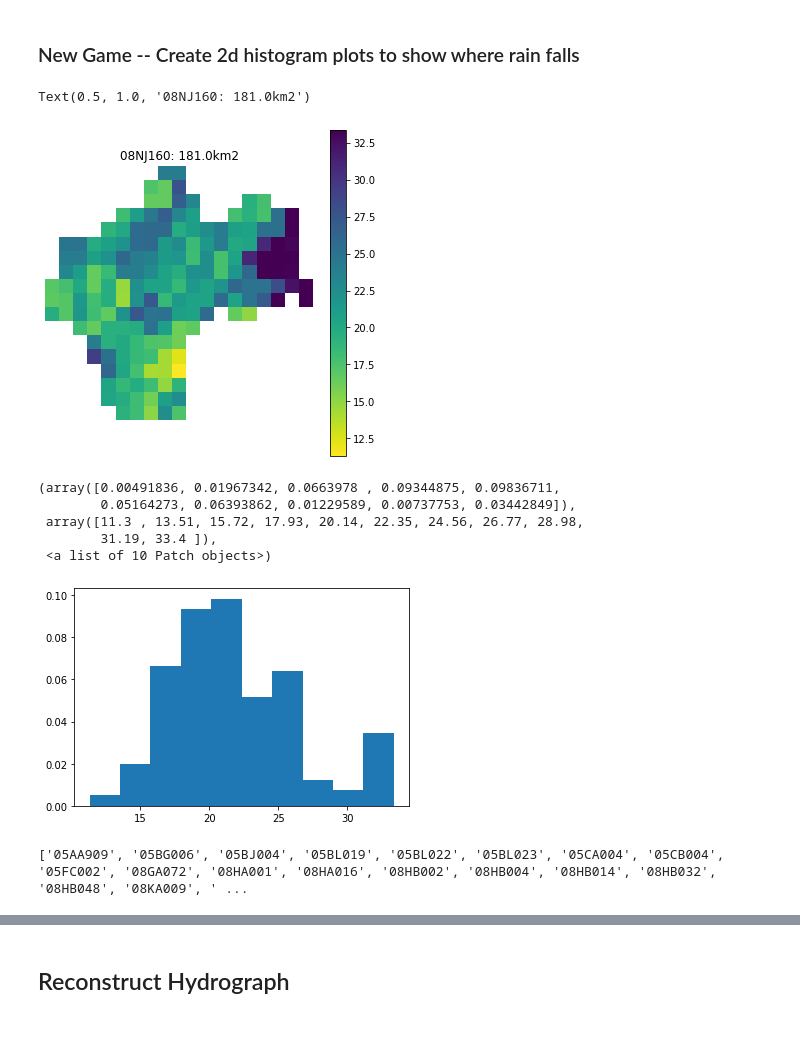
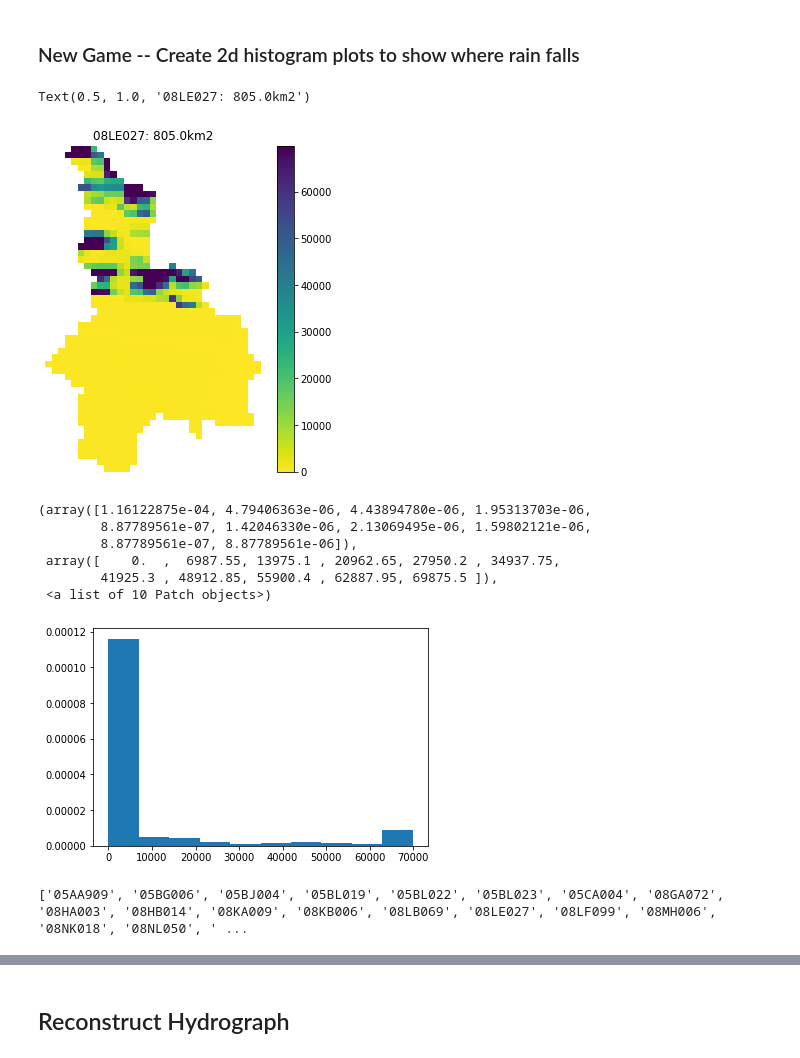
Before and after one commit to dankovacek/precip_radar, a Jupyter notebook: Process_Images.ipynb, the cells around one changed output, grey strips where cells are left out. Cells and saved outputs as stored; diff of their text form; code cells hidden in the pictures; blank space fills up the shorter version.

```diff
--- a/Process_Images.ipynb
+++ b/Process_Images.ipynb
@@ -364,49 +364,51 @@ def reset_bg_colors(base_img_array, new_img):
 # %%
 masked_stns_filtered = [e for e in masked_stns if len(event_dict[e].keys()) > 0]
 # %%
-test_stn = masked_stns_filtered[91]
+test_stn = '08LE027'#masked_stns_filtered[91]
 count_array = construct_precip_histogram(test_stn)
 
 fig, ax = plt.subplots(figsize=(6, 6))
 
 base_image = get_sample_img(test_stn)
 stn_dat = stations_df[stations_df['Station Number'] == test_stn]
 stn_da = stn_dat['Gross Drainage Area (km2)']
 
 base_img_array = np.array(base_image, dtype=np.int_)
 
 remapped_colors_array = reset_bg_colors(base_img_array, count_array)
 
 # ax.imshow(remapped_colors_array, cmap='viridis_r', interpolation='nearest', alpha=1)
 cs = ax.imshow(remapped_colors_array, cmap='viridis_r', interpolation='nearest', alpha=1)
 cbar = fig.colorbar(cs)
 ax.axis('off')
 ax.set_title(test_stn + ': {:.1f}km2'.format(stn_da.values[0]))
 # %% [output]
-Text(0.5, 1.0, '08NJ160: 181.0km2')
+Text(0.5, 1.0, '08LE027: 805.0km2')
-[figure, old version]
+[figure, new version]
 # %%
 plt.hist(count_array.flatten(), density=True)
 # %% [output]
-(array([0.00491836, 0.01967342, 0.0663978 , 0.09344875, 0.09836711,
-        0.05164273, 0.06393862, 0.01229589, 0.00737753, 0.03442849]),
- array([11.3 , 13.51, 15.72, 17.93, 20.14, 22.35, 24.56, 26.77, 28.98,
-        31.19, 33.4 ]),
+(array([1.16122875e-04, 4.79406363e-06, 4.43894780e-06, 1.95313703e-06,
+        8.87789561e-07, 1.42046330e-06, 2.13069495e-06, 1.59802121e-06,
+        8.87789561e-07, 8.87789561e-06]),
+ array([    0.  ,  6987.55, 13975.1 , 20962.65, 27950.2 , 34937.75,
+        41925.3 , 48912.85, 55900.4 , 62887.95, 69875.5 ]),
  <a list of 10 Patch objects>)
-[figure, old version]
+[figure, new version]
 # %%
 bad_stns = [
 #     '08NE006', '08LE024', '05AB005', '05BL027', '08MF068', '08MF065',
-    '05BL022', '08LE027', '05AA909',
-    '05CB004', '08HA001', '05FC002', '08NL069', '08MH103', '08NL070', '08HB002',
-    '08MH016', '08MG026', '08LG068', '08MH056', '08ME027', '08MF062', '08HB048',
-    '08HB032', '08LE077', '08HA016', '08LF100', '08NN028', '08GA072', '05BJ004',
-    '08LB069', '08KA009', '08HB004', '05BL023', '08HB014', '05BG006', '08NM171',
+    '05BL022', '08LE027', '05AA909', '05BJ004', '08LB069', '08GA072', '08NN028',
+#     '05CB004', '08HA001', '05FC002', '08NL069', '08MH103', '08NL070', '08HB002',
+#     '08MH016', '08MG026', '08LG068', '08MH056', '08ME027', '08MF062', '08HB048',
+#     '08HB032', '08LE077', '08HA016', '08LF100',
+#      '08HB004',
+    '05BL023', '08HB014', '05BG006', '08NM171', '08KA009', '08HA003',
     '08NL050', '05CA004', '08NK018', '05BL019', '08MH006', '08KB006', '08LF099'
 ]
 print(sorted(bad_stns))
 # %% [output]
-['05AA909', '05BG006', '05BJ004', '05BL019', '05BL022', '05BL023', '05CA004', '05CB004', '05FC002', '08GA072', '08HA001', '08HA016', '08HB002', '08HB004', '08HB014', '08HB032', '08HB048', '08KA009', ' ...
+['05AA909', '05BG006', '05BJ004', '05BL019', '05BL022', '05BL023', '05CA004', '08GA072', '08HA003', '08HB014', '08KA009', '08KB006', '08LB069', '08LE027', '08LF099', '08MH006', '08NK018', '08NL050', ' ...
 # %%
 masked_stns_filtered = [e for e in masked_stns_filtered if len(event_dict[e].keys()) > 0]
 masked_stns_filtered = [e for e in masked_stns_filtered if e not in bad_stns]
```
Also changed, not shown: parts of 11 cells of this notebook, 7 other files.
